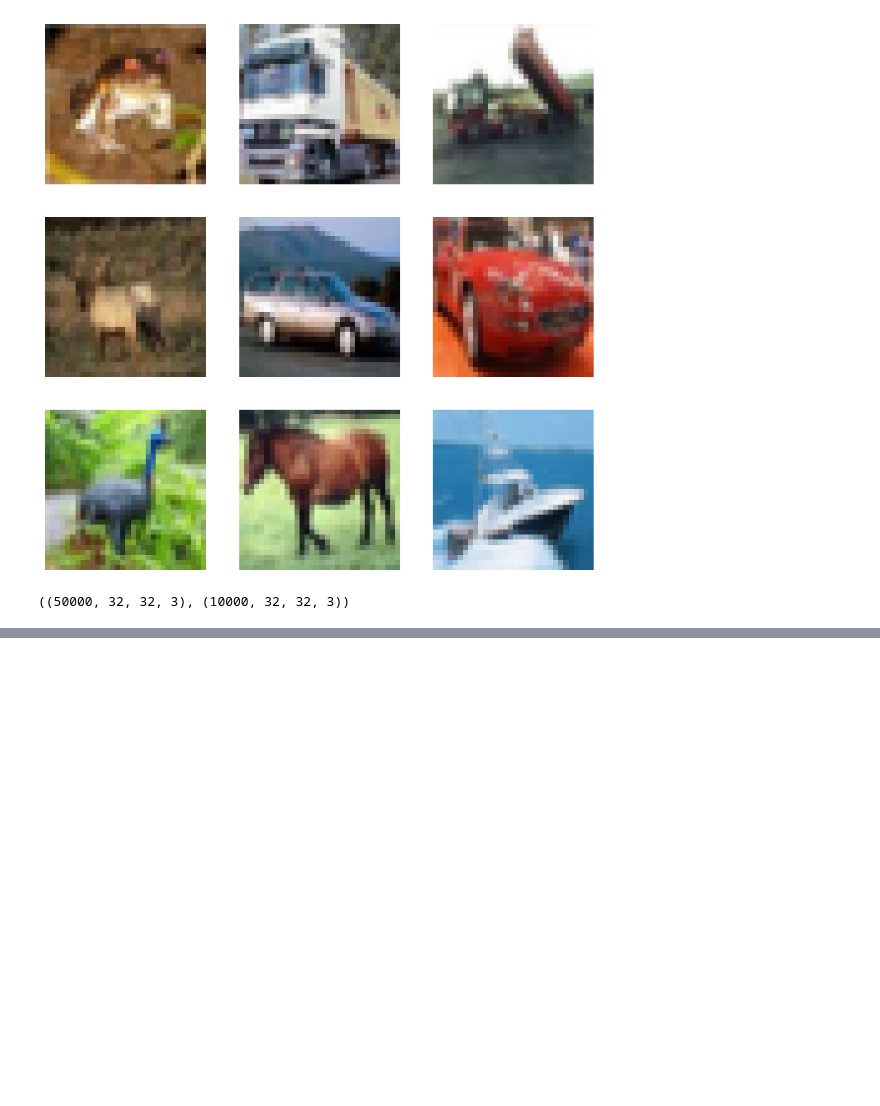
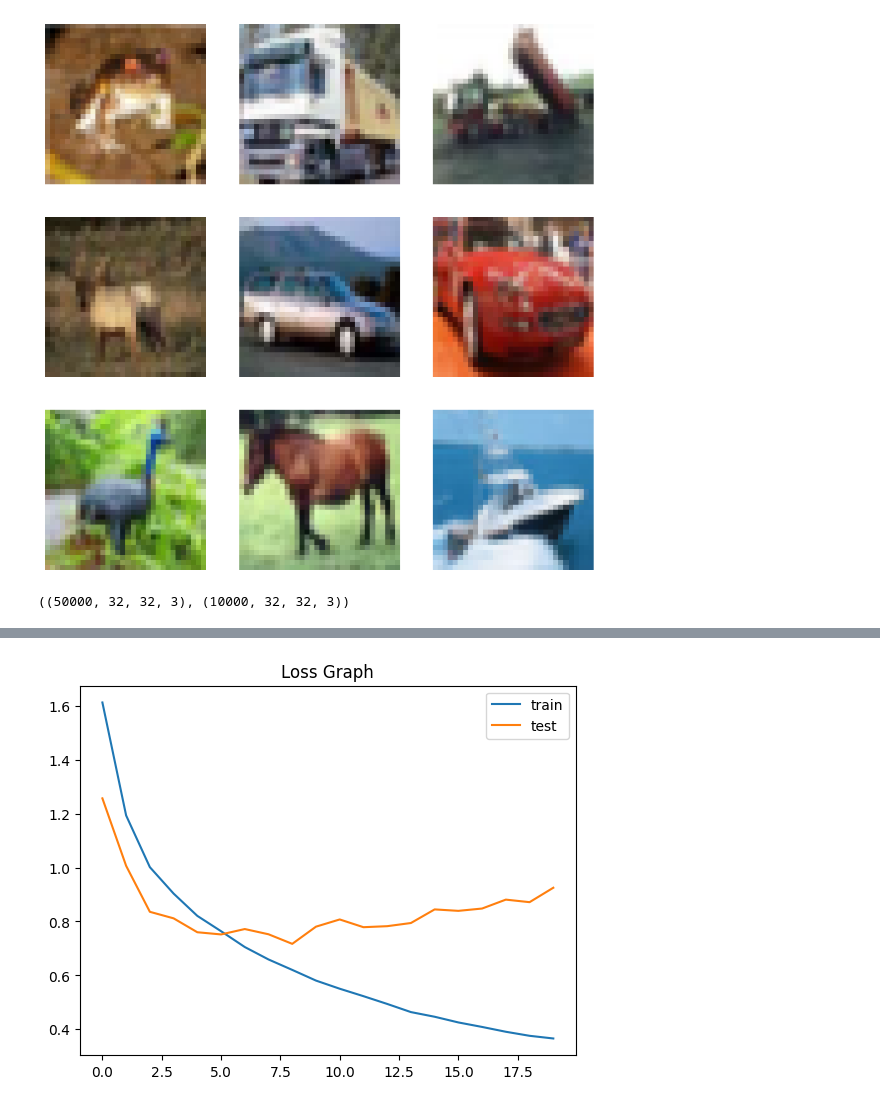
Before and after one commit to denverkim/SNUI7, a Jupyter notebook: 7_snui_day3.ipynb, the cells around one changed output, grey strips where cells are left out. Drawn from its saved outputs; the diff is of its cells as text; code cells hidden in the pictures; blank space fills up the shorter version.

```diff
--- a/7_snui_day3.ipynb
+++ b/7_snui_day3.ipynb
@@ -218,0 +284,4 @@ model2.summary()
+# %%
+model2.compile(loss='categorical_crossentropy', optimizer='adam', metrics=['accuracy'])
+# %%
+history2 = model2.fit(x_train, y_train, epochs=20, validation_data=(x_test, y_test))
@@ -218,0 +309,11 @@ model2.summary()
+# %%
+# 히스토리 그래프
+import matplotlib.pyplot as plt
+
+plt.title('Loss Graph')
+plt.plot(history2.history['loss'], label='train')
+plt.plot(history2.history['val_loss'], label='test')
+plt.legend()
+plt.show()
+# %% [output]
+[figure, added]
```
Also changed, not shown: parts of 13 cells of this notebook.
